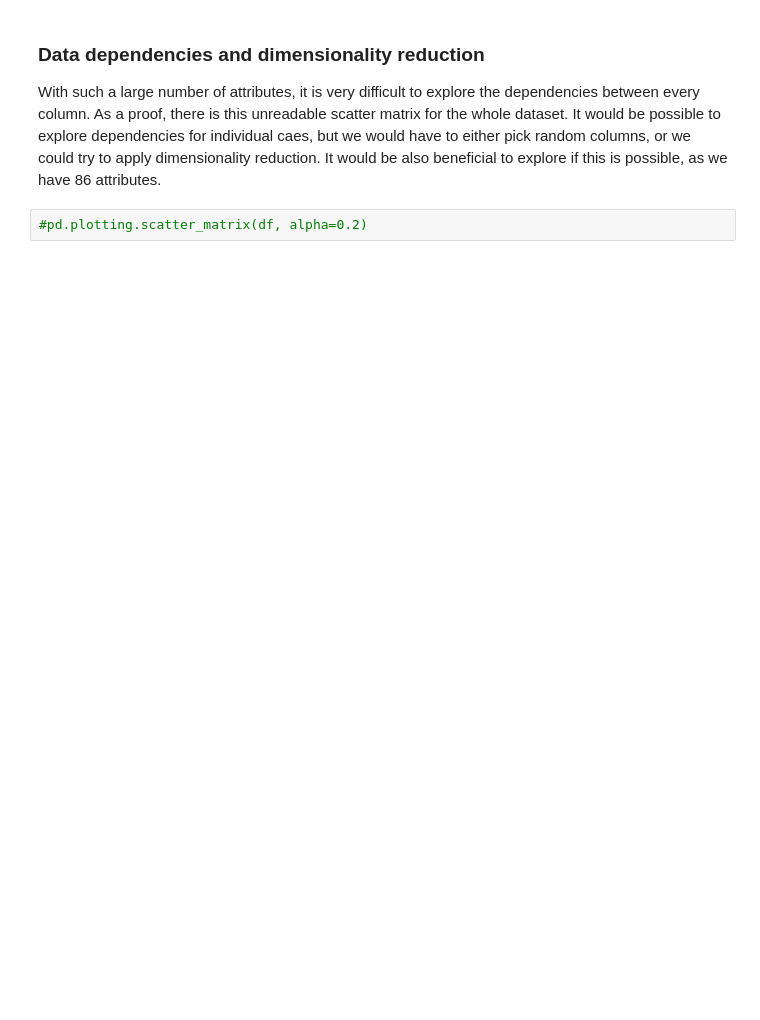
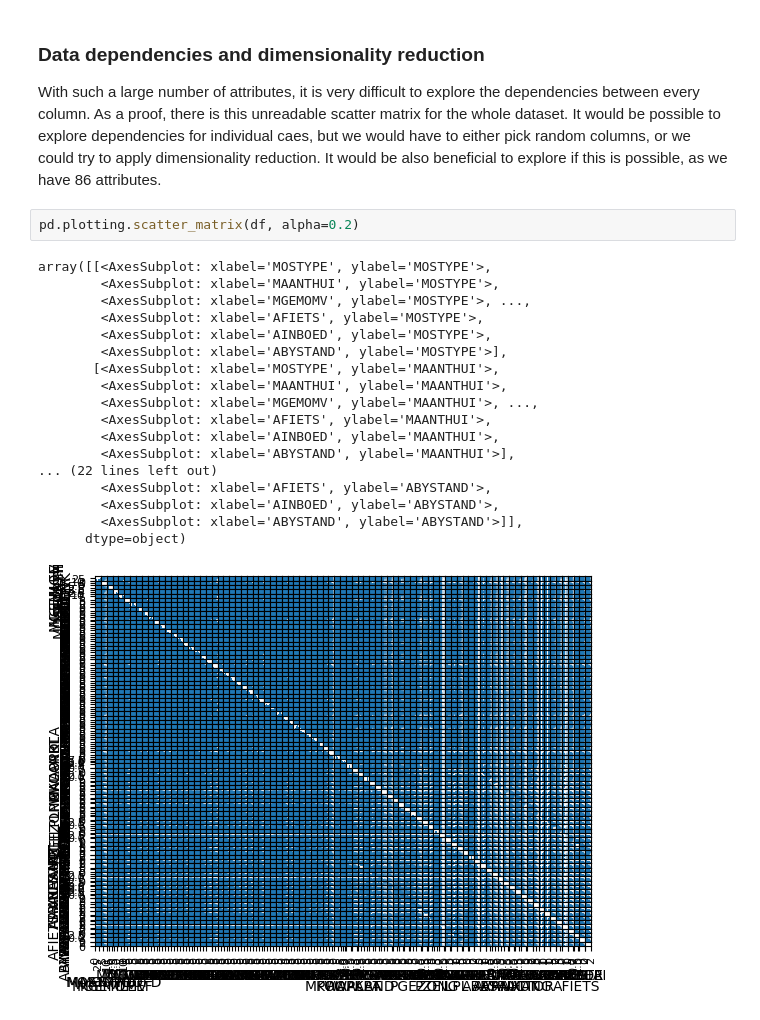
Before and after one commit to TamaraAtanasoska/IDA-Final-Project, a Jupyter notebook: project.ipynb, the cells around one changed output. Drawn from its saved outputs; the diff is of its cells as text; blank space fills up the shorter version.

```diff
--- a/project.ipynb
+++ b/project.ipynb
@@ -253,5 +288,24 @@ df.apply(zscore)
 
 With such a large number of attributes, it is very difficult to explore the dependencies between every column. As a proof, there is this unreadable scatter matrix for the whole dataset. It would be possible to explore dependencies for individual caes, but we would have to either pick random columns, or we could try to apply dimensionality reduction. It would be also beneficial to explore if this is possible, as we have 86 attributes.
 # %%
-#pd.plotting.scatter_matrix(df, alpha=0.2)
+pd.plotting.scatter_matrix(df, alpha=0.2)
+# %% [output]
+array([[<AxesSubplot: xlabel='MOSTYPE', ylabel='MOSTYPE'>,
+        <AxesSubplot: xlabel='MAANTHUI', ylabel='MOSTYPE'>,
+        <AxesSubplot: xlabel='MGEMOMV', ylabel='MOSTYPE'>, ...,
+        <AxesSubplot: xlabel='AFIETS', ylabel='MOSTYPE'>,
+        <AxesSubplot: xlabel='AINBOED', ylabel='MOSTYPE'>,
+        <AxesSubplot: xlabel='ABYSTAND', ylabel='MOSTYPE'>],
+       [<AxesSubplot: xlabel='MOSTYPE', ylabel='MAANTHUI'>,
+        <AxesSubplot: xlabel='MAANTHUI', ylabel='MAANTHUI'>,
+        <AxesSubplot: xlabel='MGEMOMV', ylabel='MAANTHUI'>, ...,
+        <AxesSubplot: xlabel='AFIETS', ylabel='MAANTHUI'>,
+        <AxesSubplot: xlabel='AINBOED', ylabel='MAANTHUI'>,
+        <AxesSubplot: xlabel='ABYSTAND', ylabel='MAANTHUI'>],
+... (22 lines left out)
+        <AxesSubplot: xlabel='AFIETS', ylabel='ABYSTAND'>,
+        <AxesSubplot: xlabel='AINBOED', ylabel='ABYSTAND'>,
+        <AxesSubplot: xlabel='ABYSTAND', ylabel='ABYSTAND'>]],
+      dtype=object)
+[figure, added]
 # %%
```
Also changed, not shown: parts of 57 cells of this notebook.
